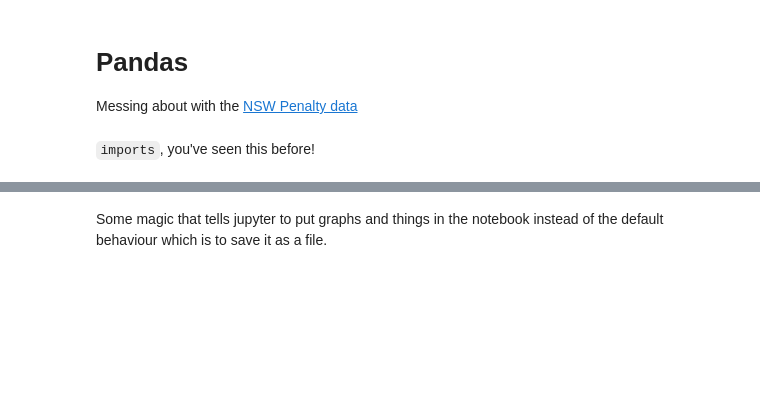
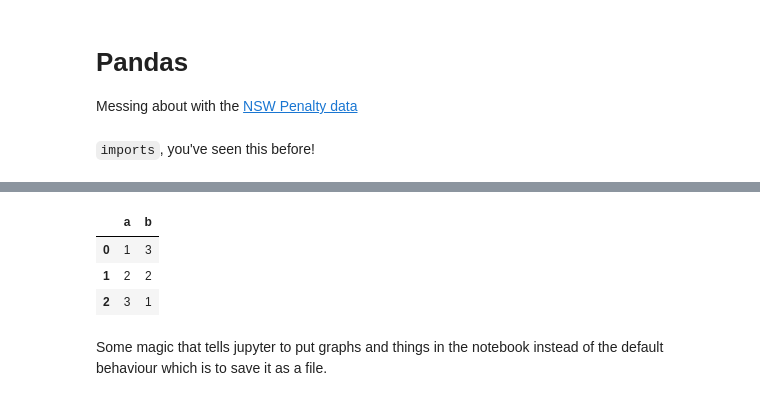
Before and after one commit to sherry0303/code1161base, a Jupyter notebook: week6/basic_pandas.ipynb, the cells around one changed output, grey strips where cells are left out. Cells and saved outputs as stored; diff of their text form; code cells hidden in the pictures; blank space fills up the shorter version.

```diff
--- a/week6/basic_pandas.ipynb
+++ b/week6/basic_pandas.ipynb
@@ -7,3 +31,14 @@ Messing about with the [NSW Penalty data](http://www.osr.nsw.gov.au/sites/defaul
+# %%
+data = {"a": [1, 2, 3], "b": [3, 2, 1]}
+# %%
+data_df = DataFrame(data)
+# %%
+data_df
+# %% [output]
+|  | a | b |
+| 0 | 1 | 3 |
+| 1 | 2 | 2 |
+| 2 | 3 | 1 |
 # %%
 import matplotlib
 import matplotlib.pyplot as plt
```
Also changed, not shown: parts of 6 cells of this notebook.
